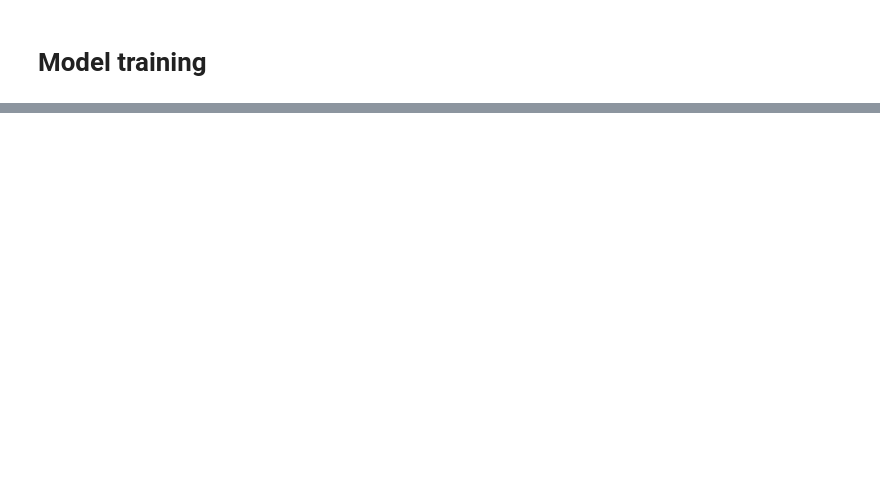
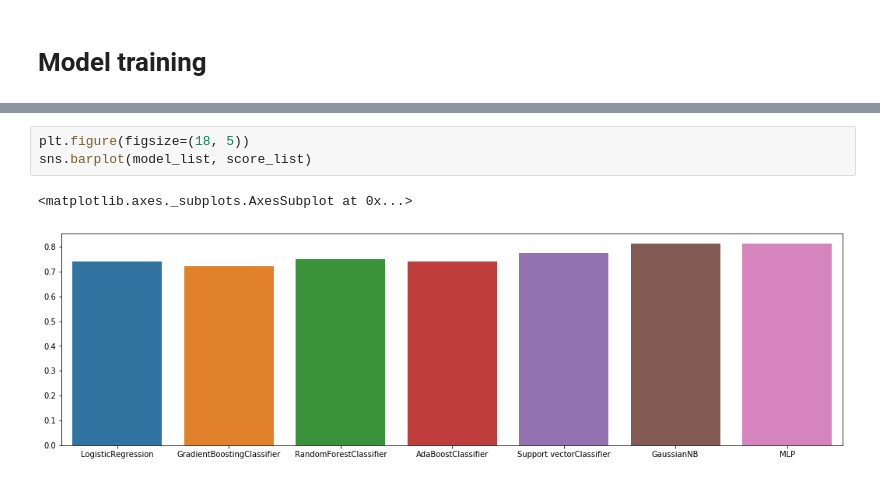
Before and after one commit to JonathanCristovao/Santander-Customer-Transaction-Prediction, a Jupyter notebook: notebook.ipynb, the cells around one changed output, grey strips where cells are left out. Drawn from its saved outputs; the diff is of its cells as text; blank space fills up the shorter version.

```diff
--- a/notebook.ipynb
+++ b/notebook.ipynb
@@ -86,0 +296,6 @@ y = train_balanced['target']
+# %%
+plt.figure(figsize=(18, 5))
+sns.barplot(model_list, score_list)
+# %% [output]
+<matplotlib.axes._subplots.AxesSubplot at 0x...>
+[figure, added]
```
Also changed, not shown: parts of 21 cells of this notebook, 3 other files.
